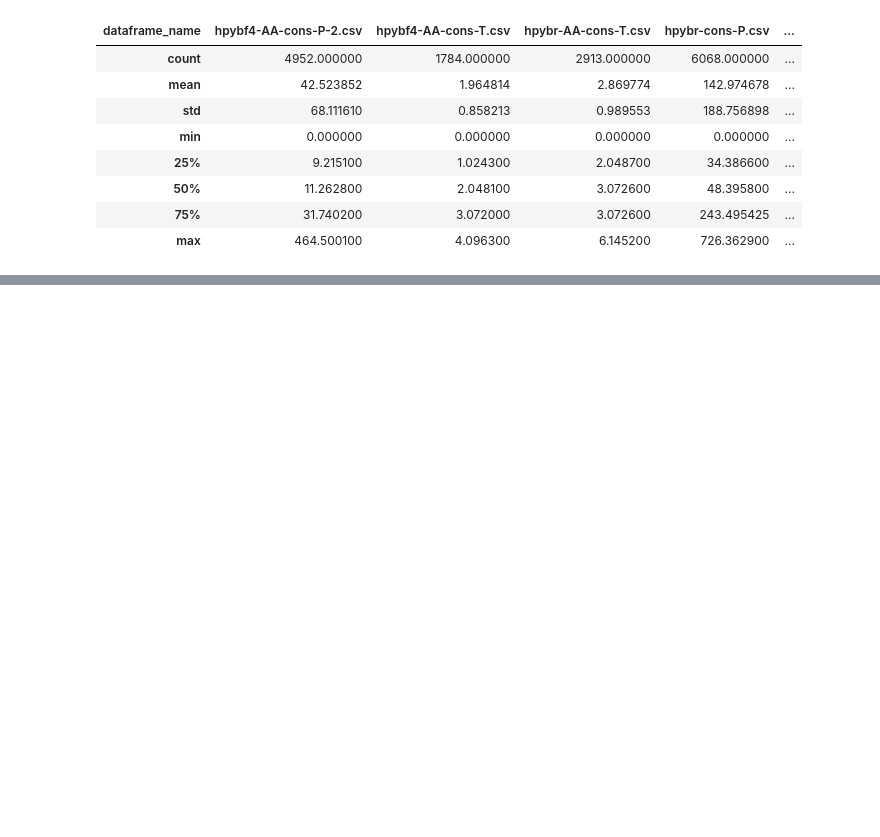
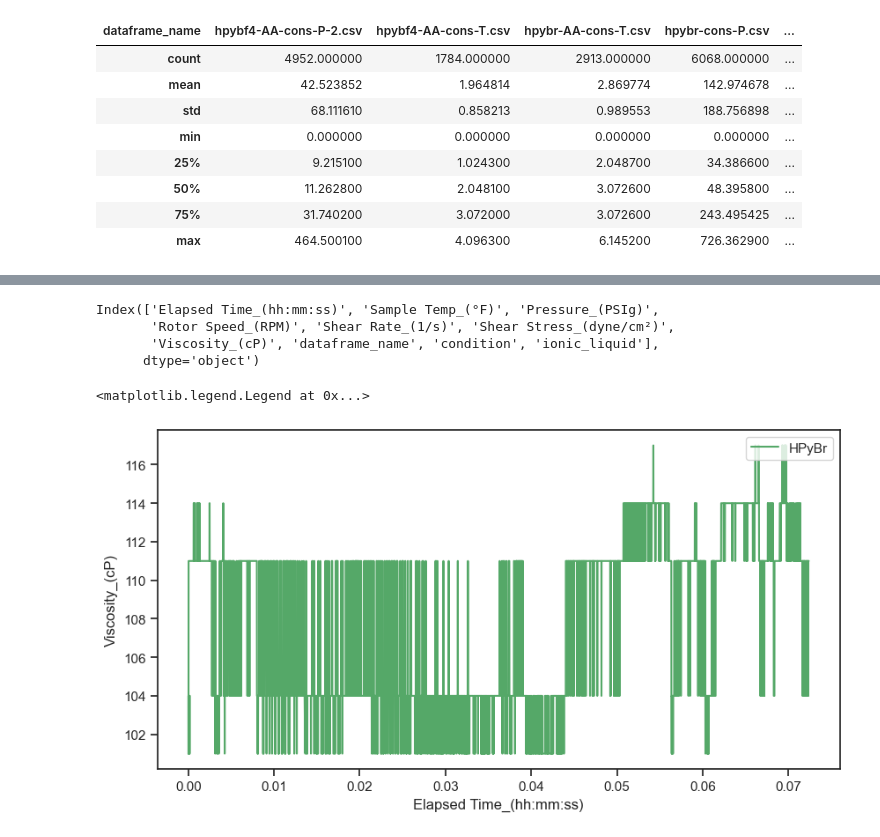
Before and after one commit to Atashnezhad/hpht, a Jupyter notebook: P01.ipynb, the cells around one changed output, grey strips where cells are left out. Saved outputs shown, nothing was run; the diff lists cells and outputs as text; code cells hidden in the pictures; blank space fills up the shorter version.

```diff
--- a/P01.ipynb
+++ b/P01.ipynb
@@ -364,0 +377,36 @@ plt.legend([
+# %%
+final_df.columns
+# %% [output]
+Index(['Elapsed Time_(hh:mm:ss)', 'Sample Temp_(°F)', 'Pressure_(PSIg)',
+       'Rotor Speed_(RPM)', 'Shear Rate_(1/s)', 'Shear Stress_(dyne/cm²)',
+       'Viscosity_(cP)', 'dataframe_name', 'condition', 'ionic_liquid'],
+      dtype='object')
+# %%
+# plot time vs viscosity for each ionic liquid
+plt.figure(figsize=(10,5))
+
+# plt.plot(final_df[sub_hpybf4_p_mask]['Elapsed Time_(hh:mm:ss)'],
+# final_df[sub_hpybf4_p_mask]['Viscosity_(cP)'], 'b-')
+
+# plt.plot(final_df[sub_opybr_p_mask]['Elapsed Time_(hh:mm:ss)'],
+# final_df[sub_opybr_p_mask]['Viscosity_(cP)'], 'y-')
+#
+plt.plot(final_df[sub_hpybr_p_mask]['Elapsed Time_(hh:mm:ss)'],
+final_df[sub_hpybr_p_mask]['Pressure_(PSIg)'], 'g-')
+
+plt.xlabel('Elapsed Time_(hh:mm:ss)')
+plt.ylabel('Viscosity_(cP)')
+# add legend
+plt.legend([
+    # 'hpybf4-AA-cons-P-2.csv',
+    # 'hpybf4-AA-cons-T.csv',
+    # 'hpybr-AA-cons-T.csv',
+    # 'opybr-AA-cons-P.csv',
+    # 'opybr-AA-cons-T.csv'
+    'HPyBr'
+], loc='upper right')
+# y axis in log scale
+# plt.yscale('log')
+# %% [output]
+<matplotlib.legend.Legend at 0x...>
+[figure, added]
```
Also changed, not shown: parts of 21 cells of this notebook, 1 other file.
